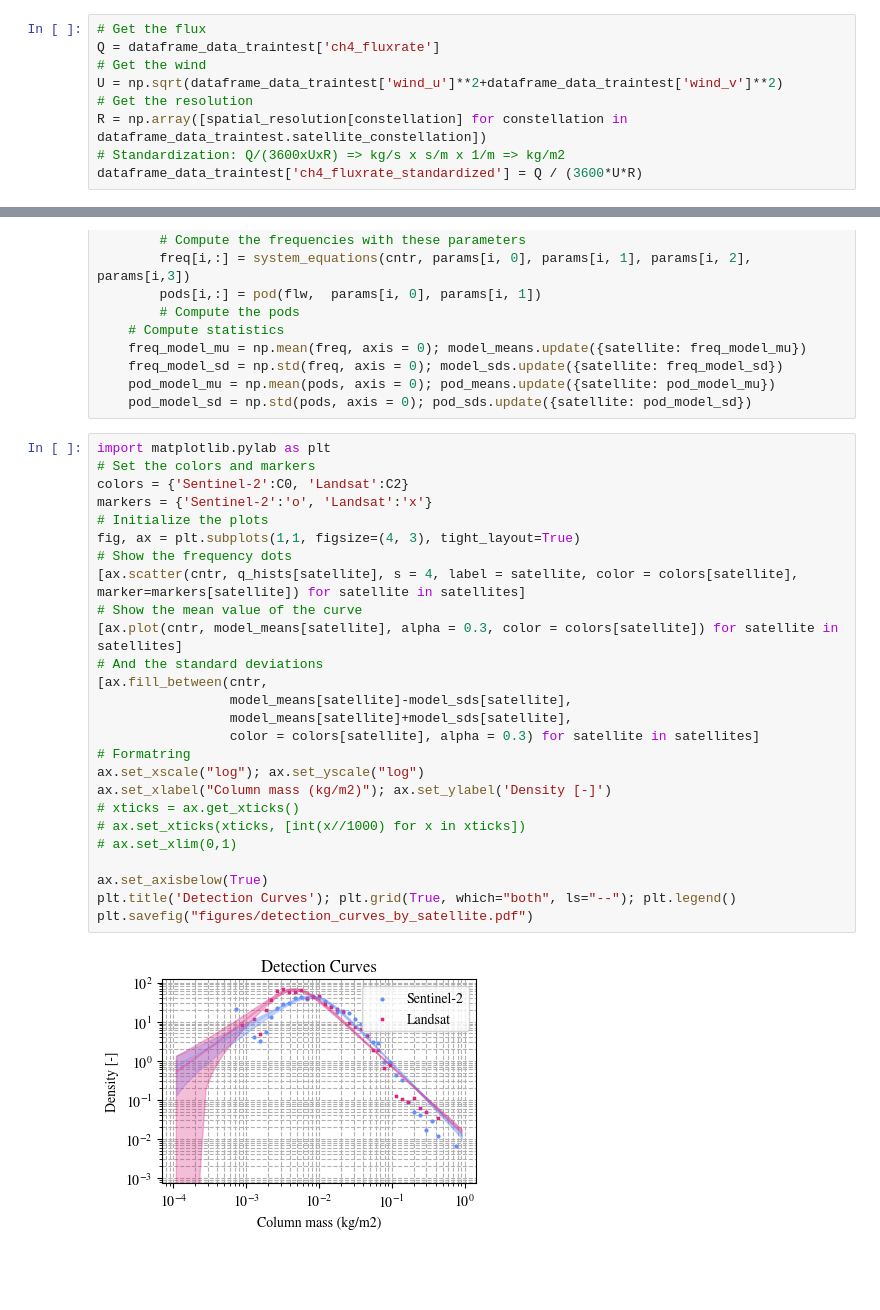
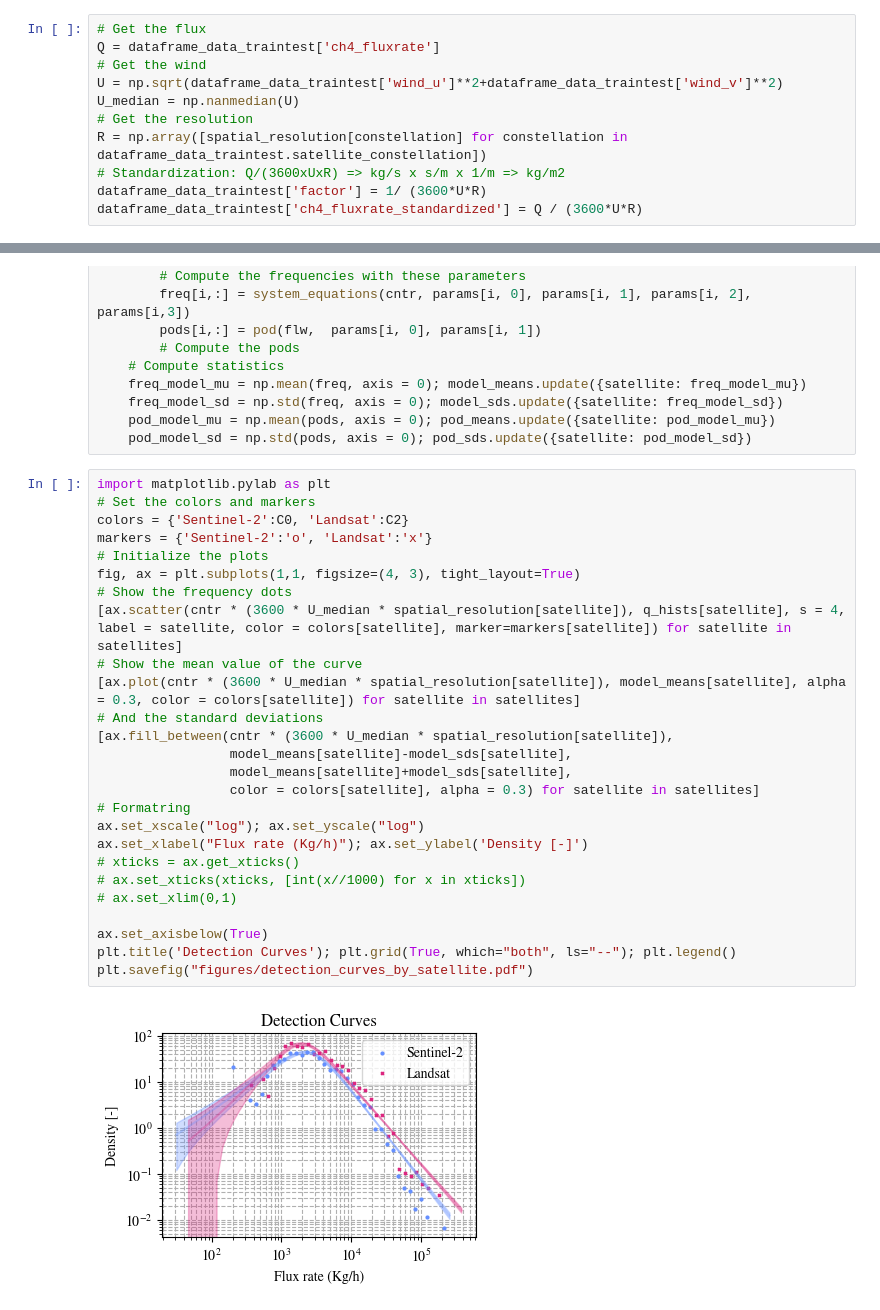
Before and after one commit to UNEP-IMEO-MARS/marss2l, a Jupyter notebook: notebooks/figures/mdl_exploration_adapted_v2.ipynb, the cells around one changed output, grey strips where cells are left out. Drawn from its saved outputs; the diff is of its cells as text; blank space fills up the shorter version.

Commit message:
emissions as flux

```diff
--- a/notebooks/figures/mdl_exploration_adapted_v2.ipynb
+++ b/notebooks/figures/mdl_exploration_adapted_v2.ipynb
@@ -73,9 +73,11 @@ spatial_resolution = {
 Q = dataframe_data_traintest['ch4_fluxrate']
 # Get the wind
 U = np.sqrt(dataframe_data_traintest['wind_u']**2+dataframe_data_traintest['wind_v']**2)
+U_median = np.nanmedian(U)
 # Get the resolution
 R = np.array([spatial_resolution[constellation] for constellation in dataframe_data_traintest.satellite_constellation])
 # Standardization: Q/(3600xUxR) => kg/s x s/m x 1/m => kg/m2
+dataframe_data_traintest['factor'] = 1/ (3600*U*R)
 dataframe_data_traintest['ch4_fluxrate_standardized'] = Q / (3600*U*R)
 # %% [markdown]
 Statistics are made with true positives
@@ -232,30 +236,30 @@ for satellite in satellites:
 # %%
 import matplotlib.pylab as plt
 # Set the colors and markers
 colors = {'Sentinel-2':C0, 'Landsat':C2}
 markers = {'Sentinel-2':'o', 'Landsat':'x'}
 # Initialize the plots
 fig, ax = plt.subplots(1,1, figsize=(4, 3), tight_layout=True)
 # Show the frequency dots
-[ax.scatter(cntr, q_hists[satellite], s = 4, label = satellite, color = colors[satellite], marker=markers[satellite]) for satellite in satellites]
+[ax.scatter(cntr * (3600 * U_median * spatial_resolution[satellite]), q_hists[satellite], s = 4, label = satellite, color = colors[satellite], marker=markers[satellite]) for satellite in satellites]
 # Show the mean value of the curve
-[ax.plot(cntr, model_means[satellite], alpha = 0.3, color = colors[satellite]) for satellite in satellites]
+[ax.plot(cntr * (3600 * U_median * spatial_resolution[satellite]), model_means[satellite], alpha = 0.3, color = colors[satellite]) for satellite in satellites]
 # And the standard deviations
-[ax.fill_between(cntr,
+[ax.fill_between(cntr * (3600 * U_median * spatial_resolution[satellite]),
                  model_means[satellite]-model_sds[satellite],
                  model_means[satellite]+model_sds[satellite],
                  color = colors[satellite], alpha = 0.3) for satellite in satellites]
 # Formatring
 ax.set_xscale("log"); ax.set_yscale("log")
-ax.set_xlabel("Column mass (kg/m2)"); ax.set_ylabel('Density [-]')
+ax.set_xlabel("Flux rate (Kg/h)"); ax.set_ylabel('Density [-]')
 # xticks = ax.get_xticks()
 # ax.set_xticks(xticks, [int(x//1000) for x in xticks])
 # ax.set_xlim(0,1)
 
 ax.set_axisbelow(True)
 plt.title('Detection Curves'); plt.grid(True, which="both", ls="--"); plt.legend()
 plt.savefig("figures/detection_curves_by_satellite.pdf")
 # %% [output]
-[figure, old version]
+[figure, new version]
 # %%
 # Compute the MDLs at 50 and 90% probability
```
Also changed, not shown: parts of 4 cells of this notebook, 1 other file.
